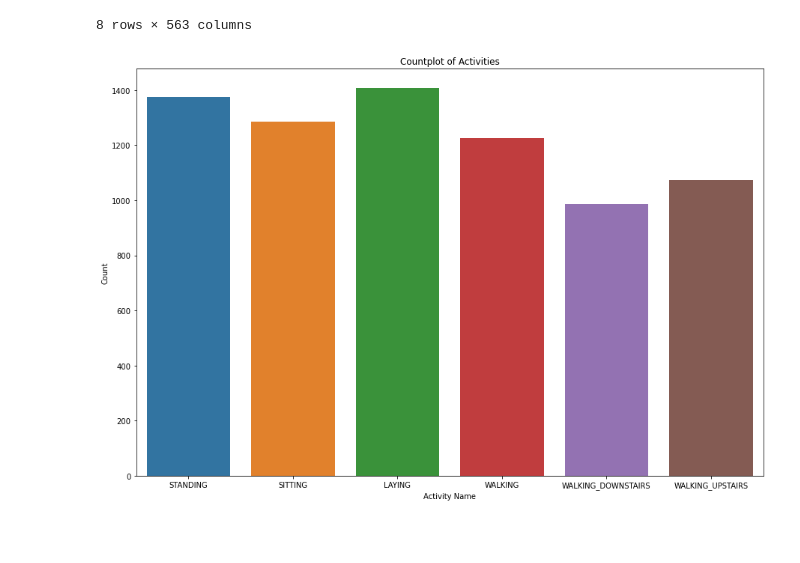
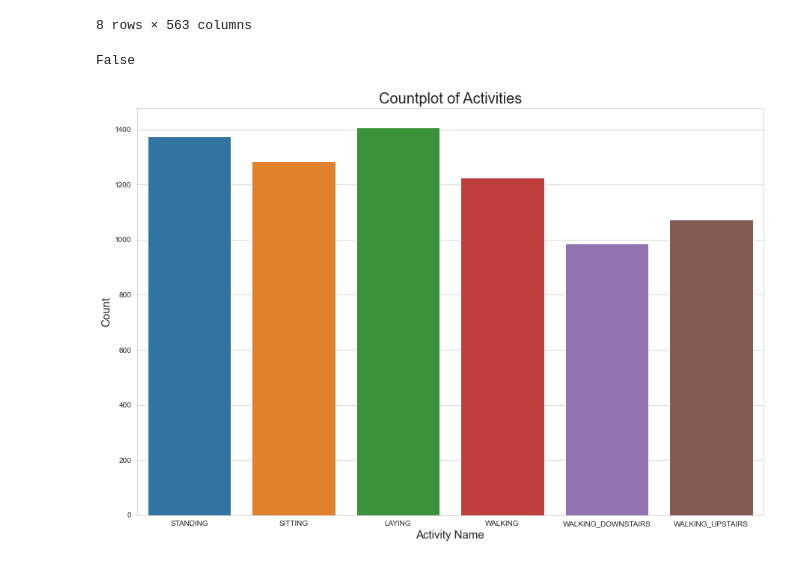
Before and after one commit to Ankit152/Human-Activity-Recognition, a Jupyter notebook: harEDA.ipynb, the cells around one changed output. Cells and saved outputs as stored; diff of their text form; code cells hidden in the pictures; blank space fills up the shorter version.

Commit message:
added eda and images

```diff
--- a/harEDA.ipynb
+++ b/harEDA.ipynb
@@ -39,13 +39,21 @@ train.describe()
 | 75% | 0.288461 | -0.010783 | -0.097794 | -0.242813 | -0.034231 | -0.262415 | -0.292680 | ... |
 | max | 1.000000 | 1.000000 | 1.000000 | 1.000000 | 0.916238 | 1.000000 | 1.000000 | ... |
 8 rows × 563 columns
+# %%
+# checking if there is any null values in the data
+train.isnull().values.any()
+# %% [output]
+False
 # %%
+# countplot of activities
 plt.figure(figsize=(15,10))
-sns.countplot(train['ActivityName'])
-plt.title('Countplot of Activities')
-plt.xlabel('Activity Name')
-plt.ylabel('Count')
-plt.savefig('countplot.jpg')
+plt.rcParams['font.family'] = 'Dejavu Sans'
+sns.set_style('whitegrid')
+sns.countplot(x=train['ActivityName'],data=train)
+plt.title('Countplot of Activities',fontsize=20)
+plt.xlabel('Activity Name',fontsize=15)
+plt.ylabel('Count',fontsize=15)
+plt.savefig('./img/countplot.jpg')
 plt.show()
 # %% [output]
-[figure, old version]
+[figure, new version]
```
Also changed, not shown: parts of 4 cells of this notebook, 7 other files.
